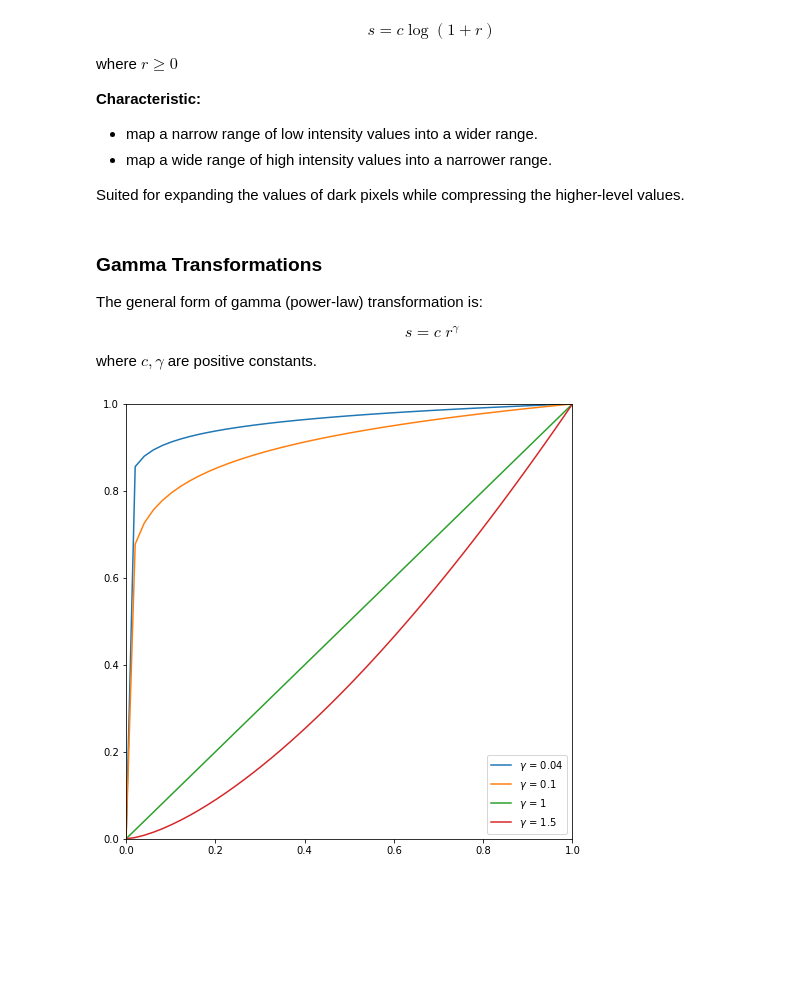
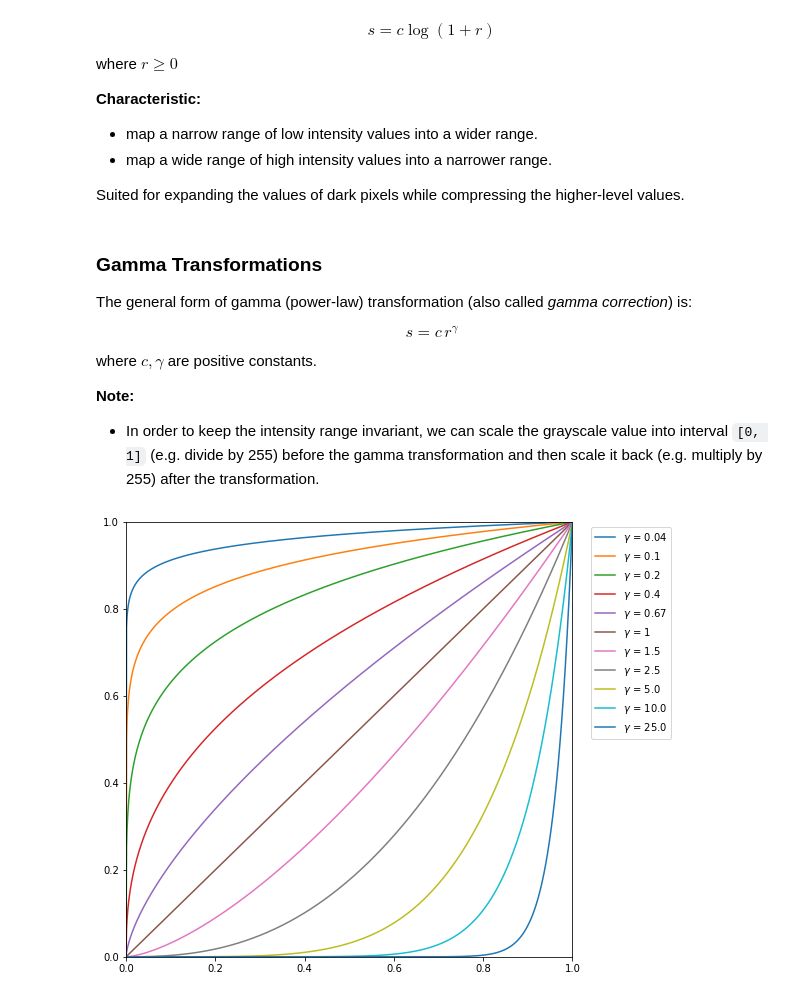
Before and after one commit to DeepWalter/DIP, a Jupyter notebook: chapter03/chapter3.ipynb, the cells around one changed output. Cells and saved outputs as stored; diff of their text form; code cells hidden in the pictures; blank space fills up the shorter version.

Commit message:
Add notes for gamma correction.

```diff
--- a/chapter03/chapter3.ipynb
+++ b/chapter03/chapter3.ipynb
@@ -66,21 +66,24 @@ Suited for expanding the values of dark pixels while compressing the higher-leve
 # %% [markdown]
 ### Gamma Transformations
 
-The general form of gamma (power-law) transformation is:
+The general form of gamma (power-law) transformation (also called *gamma correction*) is:
 
-$$ s = c\; r^\gamma $$
+$$ s = c\, r^\gamma $$
 
 where $c, \gamma$ are positive constants.
+
+**Note:**
+* In order to keep the intensity range invariant, we can scale the grayscale value into interval `[0, 1]` (e.g. divide by 255) before the gamma transformation and then scale it back (e.g. multiply by 255) after the transformation.
 # %%
-xs = np.linspace(0, 1)
+xs = np.linspace(0, 1, 1000)
 
-gammas = (0.04, 0.10, 1, 1.5)
+gammas = (0.04, 0.10, 0.20, 0.40, 0.67, 1, 1.5, 2.5, 5.0, 10.0, 25.0)
 
 plt.figure(figsize=(8, 8))
 plt.axis([0, 1, 0, 1])
 for gamma in gammas:
     plt.plot(xs, np.power(xs, gamma), label=f'$\gamma$ = {gamma}')
-plt.legend()
+plt.legend(bbox_to_anchor=(1.03, 1))
 plt.show()
 # %% [output]
-[figure, old version]
+[figure, new version]
```
Also changed, not shown: parts of 4 cells of this notebook, 2 other files.
